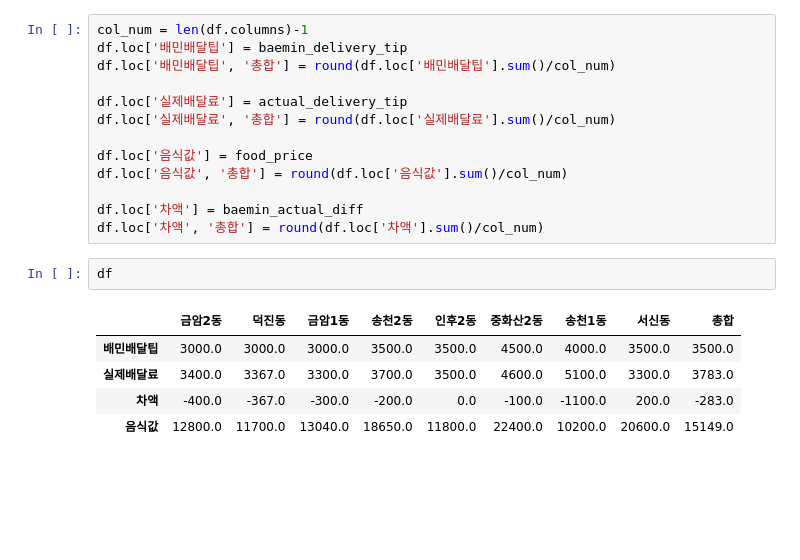
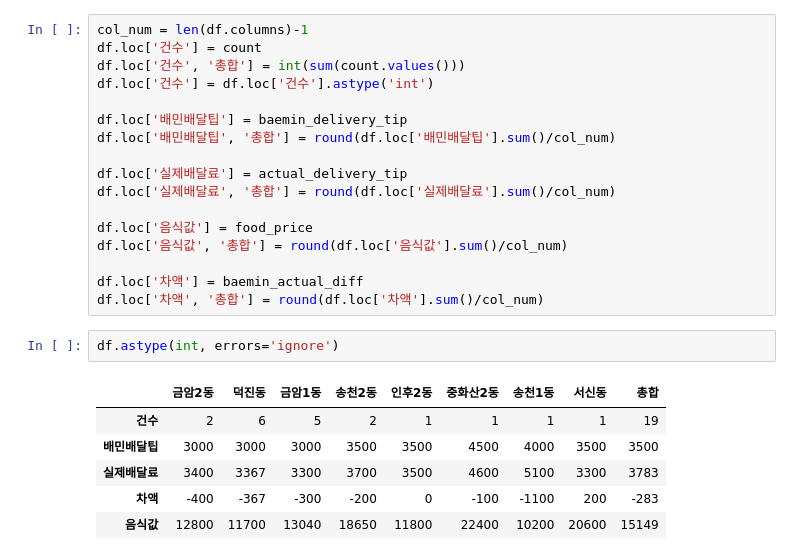
Before and after one commit to imeugeneco/food-delivery, a Jupyter notebook: 주소통계.ipynb, the cells around one changed output. Cells and saved outputs as stored; diff of their text form; blank space fills up the shorter version.

```diff
--- a/주소통계.ipynb
+++ b/주소통계.ipynb
@@ -53,6 +70,10 @@ df
 | 음식값 | 0 | 0 | 0 | 0 | 0 | 0 | 0 | 0 | 0 |
 # %%
 col_num = len(df.columns)-1
+df.loc['건수'] = count
+df.loc['건수', '총합'] = int(sum(count.values()))
+df.loc['건수'] = df.loc['건수'].astype('int')
+
 df.loc['배민배달팁'] = baemin_delivery_tip
 df.loc['배민배달팁', '총합'] = round(df.loc['배민배달팁'].sum()/col_num)
 
@@ -64,11 +85,12 @@ df.loc['음식값', '총합'] = round(df.loc['음식값'].sum()/col_num)
 
 df.loc['차액'] = baemin_actual_diff
 df.loc['차액', '총합'] = round(df.loc['차액'].sum()/col_num)
-# %%
-df
-# %% [output]
-|  | 금암2동 | 덕진동 | 금암1동 | 송천2동 | 인후2동 | 중화산2동 | 송천1동 | 서신동 | 총합 |
-| 배민배달팁 | 3000.0 | 3000.0 | 3000.0 | 3500.0 | 3500.0 | 4500.0 | 4000.0 | 3500.0 | 3500.0 |
-| 실제배달료 | 3400.0 | 3367.0 | 3300.0 | 3700.0 | 3500.0 | 4600.0 | 5100.0 | 3300.0 | 3783.0 |
-| 차액 | -400.0 | -367.0 | -300.0 | -200.0 | 0.0 | -100.0 | -1100.0 | 200.0 | -283.0 |
-| 음식값 | 12800.0 | 11700.0 | 13040.0 | 18650.0 | 11800.0 | 22400.0 | 10200.0 | 20600.0 | 15149.0 |
+# %%
+df.astype(int, errors='ignore')
+# %% [output]
+|  | 금암2동 | 덕진동 | 금암1동 | 송천2동 | 인후2동 | 중화산2동 | 송천1동 | 서신동 | 총합 |
+| 건수 | 2 | 6 | 5 | 2 | 1 | 1 | 1 | 1 | 19 |
+| 배민배달팁 | 3000 | 3000 | 3000 | 3500 | 3500 | 4500 | 4000 | 3500 | 3500 |
+| 실제배달료 | 3400 | 3367 | 3300 | 3700 | 3500 | 4600 | 5100 | 3300 | 3783 |
+| 차액 | -400 | -367 | -300 | -200 | 0 | -100 | -1100 | 200 | -283 |
+| 음식값 | 12800 | 11700 | 13040 | 18650 | 11800 | 22400 | 10200 | 20600 | 15149 |
```
Also changed, not shown: parts of 3 cells of this notebook, 3 other files.
